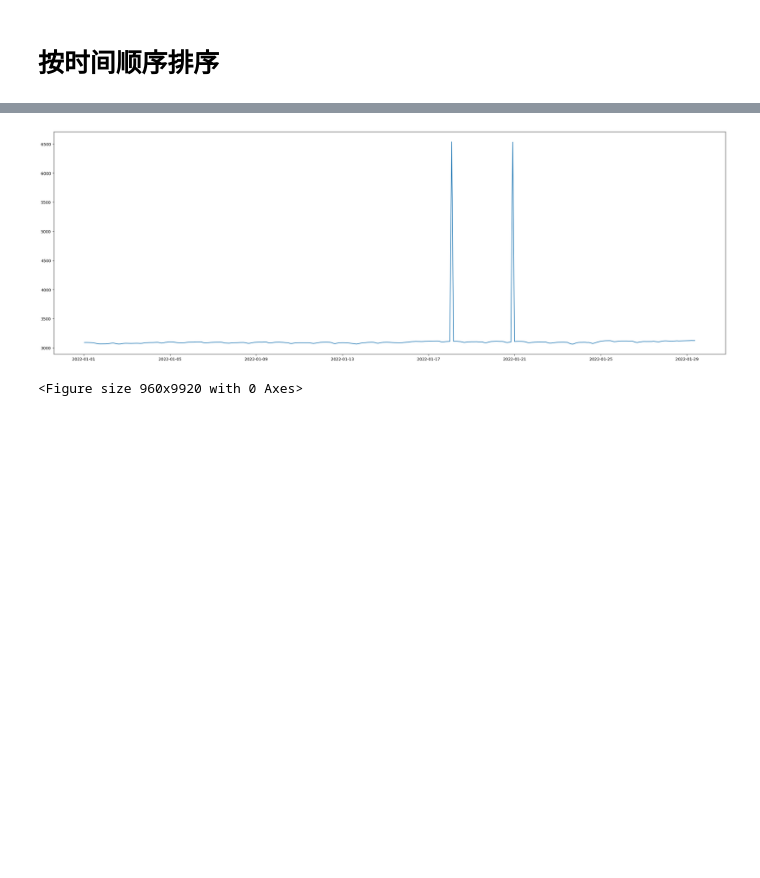
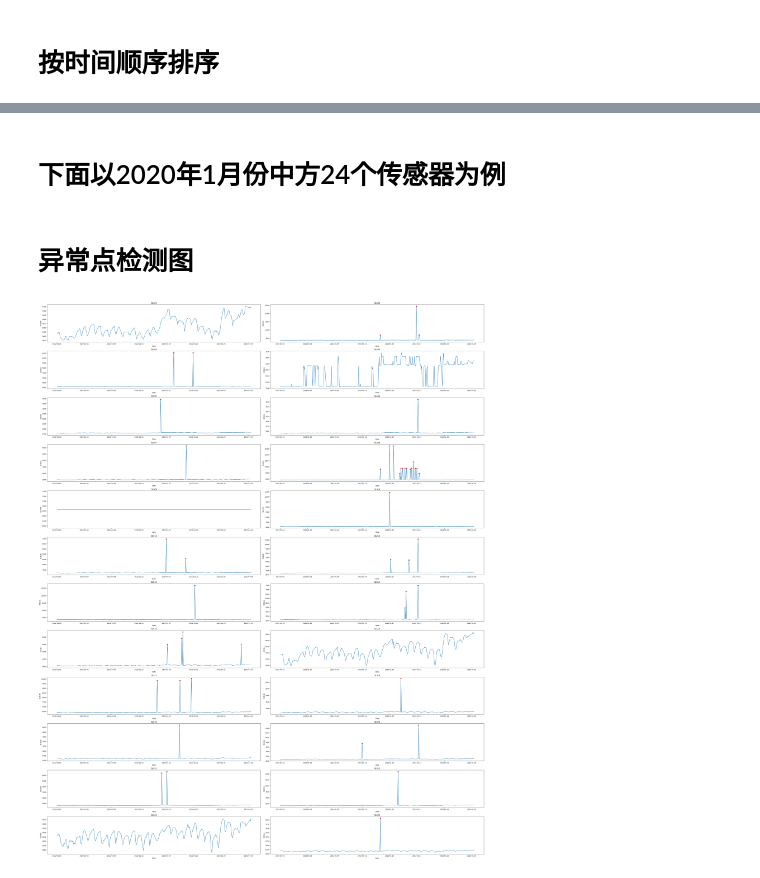
Before and after one commit to Yanzeyi/Hb_bridge, a Jupyter notebook: test.ipynb, the cells around one changed output, grey strips where cells are left out. Saved outputs shown, nothing was run; the diff lists cells and outputs as text; code cells hidden in the pictures; blank space fills up the shorter version.

```diff
--- a/test.ipynb
+++ b/test.ipynb
@@ -54,8 +74,29 @@ time_list
-# %%
-plt.plot(time_list, SLdata_list)
-plt.figure(figsize=(12, 124), dpi = 80)
-plt.rcParams["figure.figsize"] = (20, 10)
-plt.show()
-# %% [output]
-[figure, removed]
-<Figure size 960x9920 with 0 Axes>
+# %% [markdown]
+# 下面以2020年1月份中方24个传感器为例
+# %% [markdown]
+# 异常点检测图
+# %%
+ts = three_sigma()
+iosfor = iostation_forest()
+km = k_means()
+
+fg = plt.figure(figsize = (40, 50))
+for i in range(1, 25, 1):
+    sensor_id = "SLS" + "0" + str(i) if i < 10 else "SLS" + str(i)
+
+    SLData_list = dl.SLData_dict[sensor_id]
+    SLMdate_list = dl.SLMdata_dict[sensor_id]
+
+    error_index_list = ts.three_sigma_(dl.SLData_dict[sensor_id])
+#     plot_index = int(str(122) + str(i))
+    ax = fg.add_subplot(12,2,i)
+    ax.plot(dl.SLMdata_dict[sensor_id], dl.SLData_dict[sensor_id])
+    ax.set_xlabel("Date")
+    ax.set_ylabel("SLDate")
+    ax.set_title(sensor_id)
+    for error_index in error_index_list:
+        ax.scatter(SLMdate_list[error_index], SLData_list[error_index], c = "r")
+fg.tight_layout()
+# ax1.rcParams["figure.figsize"] = (20, 10)
+# %% [output]
+[figure, added]
```
Also changed, not shown: parts of 11 cells of this notebook, 2 other files.
